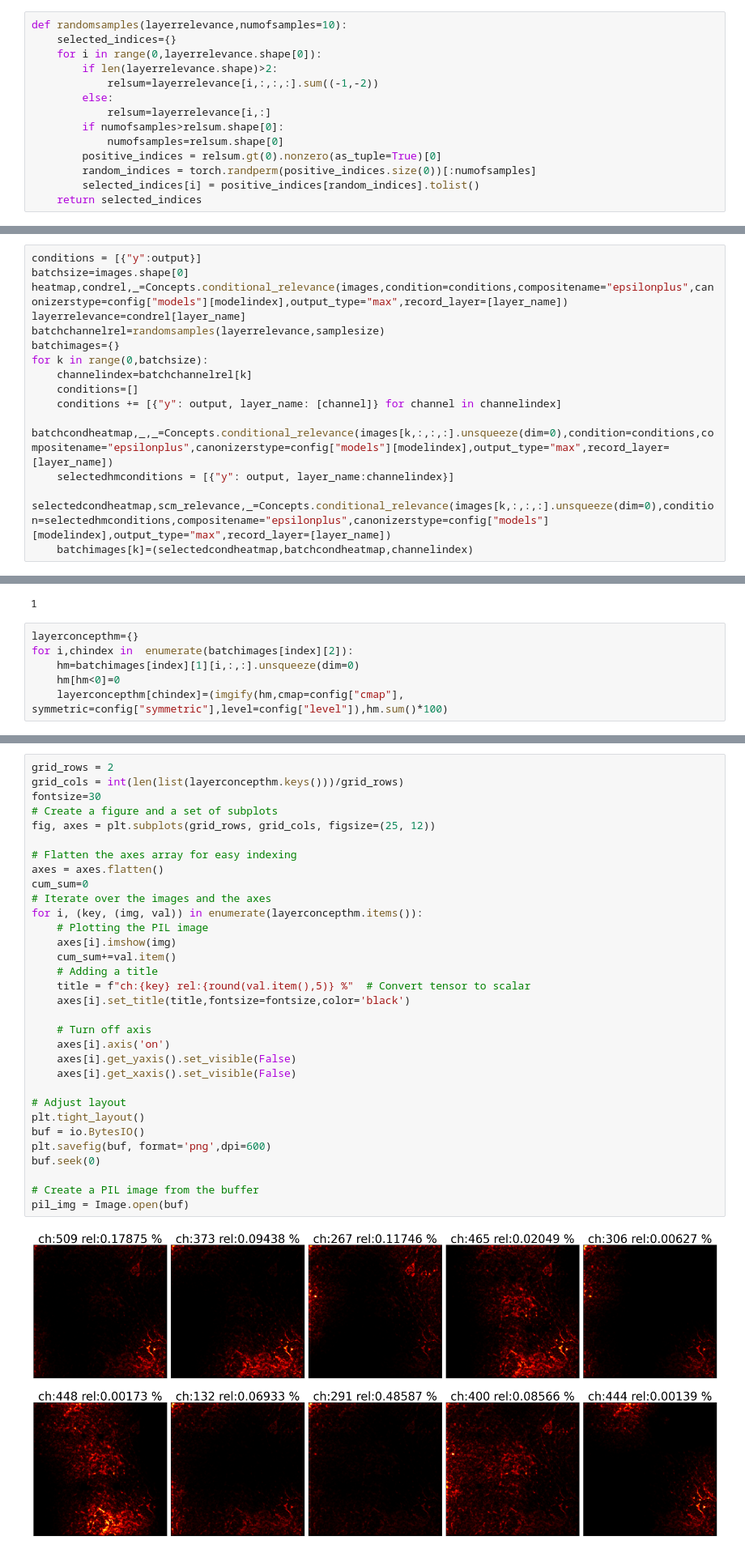
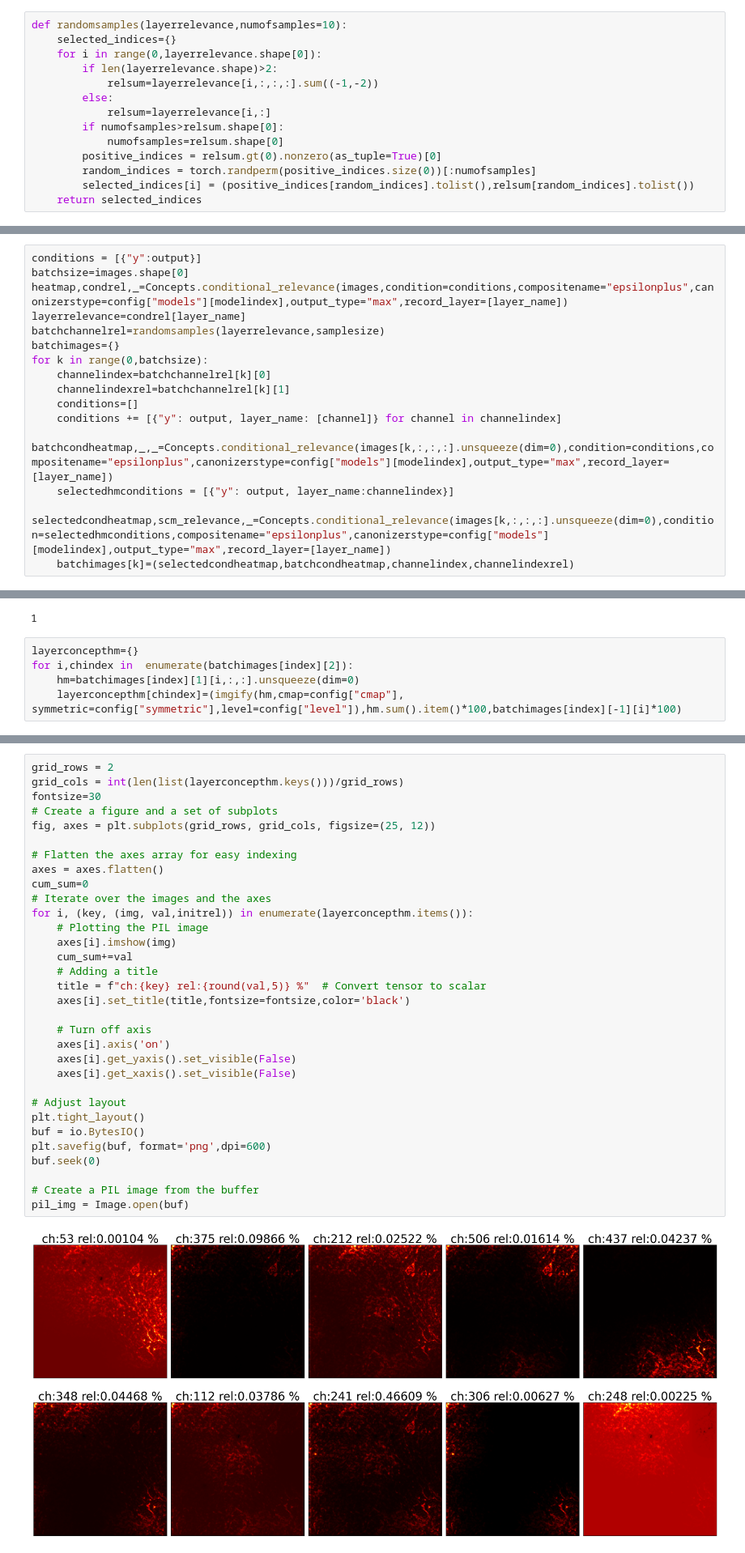
Before and after one commit to viswambhar-yasa/ExplainingWilderness, a Jupyter notebook: experiment/Notebooks/concepts_random_sampling.ipynb, the cells around one changed output, grey strips where cells are left out. Shown at 81% size. Saved outputs shown, nothing was run; the diff lists cells and outputs as text.

Commit message:
added analysis plots and notebooks

```diff
--- a/experiment/Notebooks/concepts_random_sampling.ipynb
+++ b/experiment/Notebooks/concepts_random_sampling.ipynb
@@ -79,7 +80,7 @@ def randomsamples(layerrelevance,numofsamples=10):
             numofsamples=relsum.shape[0]
         positive_indices = relsum.gt(0).nonzero(as_tuple=True)[0]
         random_indices = torch.randperm(positive_indices.size(0))[:numofsamples]
-        selected_indices[i] = positive_indices[random_indices].tolist()
+        selected_indices[i] = (positive_indices[random_indices].tolist(),relsum[random_indices].tolist())
     return selected_indices
 # %%
 def generate_randomconcepts(images,layer_name,output=[1],compositename="epsilonplus",canonizerstype="vgg16",output_type="max",record_layer=[],samplesize=10):
@@ -114,10 +116,11 @@ layerrelevance=condrel[layer_name]
 batchchannelrel=randomsamples(layerrelevance,samplesize)
 batchimages={}
 for k in range(0,batchsize):
-    channelindex=batchchannelrel[k]
+    channelindex=batchchannelrel[k][0]
+    channelindexrel=batchchannelrel[k][1]
     conditions=[]
     conditions += [{"y": output, layer_name: [channel]} for channel in channelindex]
     batchcondheatmap,_,_=Concepts.conditional_relevance(images[k,:,:,:].unsqueeze(dim=0),condition=conditions,compositename="epsilonplus",canonizerstype=config["models"][modelindex],output_type="max",record_layer=[layer_name])
     selectedhmconditions = [{"y": output, layer_name:channelindex}]
     selectedcondheatmap,scm_relevance,_=Concepts.conditional_relevance(images[k,:,:,:].unsqueeze(dim=0),condition=selectedhmconditions,compositename="epsilonplus",canonizerstype=config["models"][modelindex],output_type="max",record_layer=[layer_name])
-    batchimages[k]=(selectedcondheatmap,batchcondheatmap,channelindex)
+    batchimages[k]=(selectedcondheatmap,batchcondheatmap,channelindex,channelindexrel)
@@ -136,8 +152,7 @@ else:
 layerconcepthm={}
 for i,chindex in  enumerate(batchimages[index][2]):
     hm=batchimages[index][1][i,:,:].unsqueeze(dim=0)
-    hm[hm<0]=0
-    layerconcepthm[chindex]=(imgify(hm,cmap=config["cmap"], symmetric=config["symmetric"],level=config["level"]),hm.sum()*100)
+    layerconcepthm[chindex]=(imgify(hm,cmap=config["cmap"], symmetric=config["symmetric"],level=config["level"]),hm.sum().item()*100,batchimages[index][-1][i]*100)
 # %%
 layerconcepthm
 # %% [output]
@@ -154,37 +176,37 @@ layerconcepthm
 # %%
 grid_rows = 2
 grid_cols = int(len(list(layerconcepthm.keys()))/grid_rows)
 fontsize=30
 # Create a figure and a set of subplots
 fig, axes = plt.subplots(grid_rows, grid_cols, figsize=(25, 12))
 
 # Flatten the axes array for easy indexing
 axes = axes.flatten()
 cum_sum=0
 # Iterate over the images and the axes
-for i, (key, (img, val)) in enumerate(layerconcepthm.items()):
+for i, (key, (img, val,initrel)) in enumerate(layerconcepthm.items()):
     # Plotting the PIL image
     axes[i].imshow(img)
-    cum_sum+=val.item()
+    cum_sum+=val
     # Adding a title
-    title = f"ch:{key} rel:{round(val.item(),5)} %"  # Convert tensor to scalar
+    title = f"ch:{key} rel:{round(val,5)} %"  # Convert tensor to scalar
     axes[i].set_title(title,fontsize=fontsize,color='black')
 
     # Turn off axis
     axes[i].axis('on')
     axes[i].get_yaxis().set_visible(False)
     axes[i].get_xaxis().set_visible(False)
 
 # Adjust layout
 plt.tight_layout()
 buf = io.BytesIO()
 plt.savefig(buf, format='png',dpi=600)
 buf.seek(0)
 
 # Create a PIL image from the buffer
 pil_img = Image.open(buf)
 # %% [output]
-[figure, old version]
+[figure, new version]
 # %%
 selectedheatmap=imgify(batchimages[index][0],cmap=config["cmap"], symmetric=config["symmetric"],level=config["level"])
 initheatmap=imgify(heatmap[index,:,:],cmap=config["cmap"], symmetric=config["symmetric"],level=config["level"])
```
Also changed, not shown: parts of 5 cells of this notebook, 19 other files.
